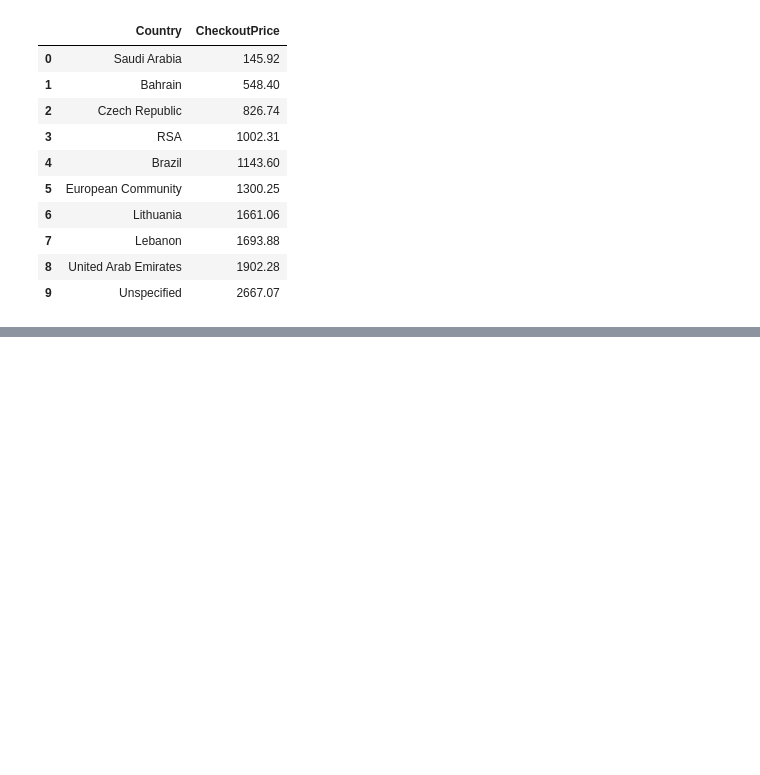
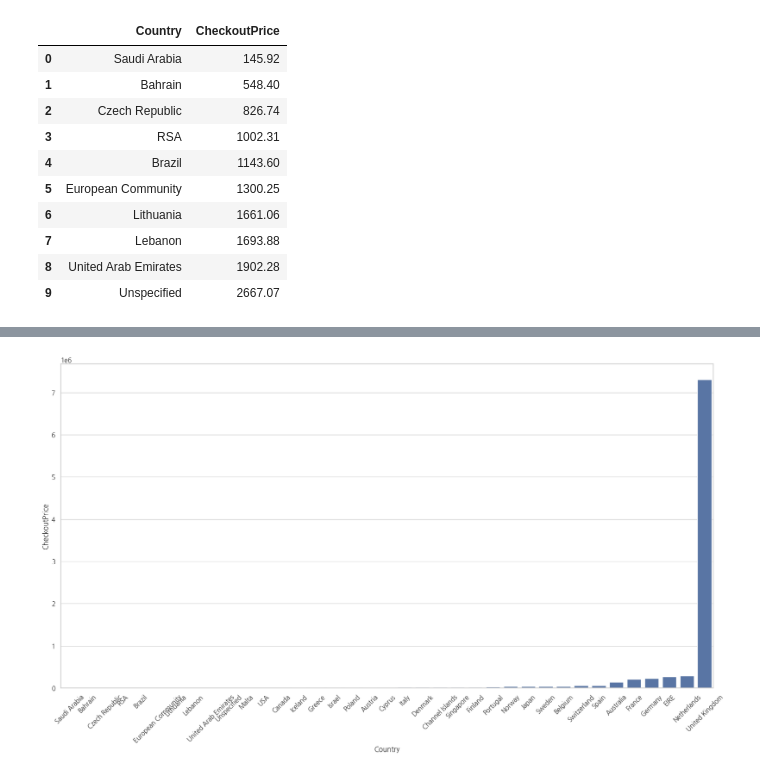
Before and after one commit to dydwoj/pythonsource, a Jupyter notebook: analytics/retail.ipynb, the cells around one changed output, grey strips where cells are left out. Cells and saved outputs as stored; diff of their text form; code cells hidden in the pictures; blank space fills up the shorter version.

```diff
--- a/analytics/retail.ipynb
+++ b/analytics/retail.ipynb
@@ -263,0 +252,8 @@ g = plt.xticks(rotation=90)
+# %%
+# seaborn
+
+plt.figure(figsize=(20,10))
+sns.barplot(x='Country', y='CheckoutPrice', data=rev_by_contries)
+g = plt.xticks(rotation=45)
+# %% [output]
+[figure, added]
```
Also changed, not shown: parts of 46 cells of this notebook, 13 other files.
